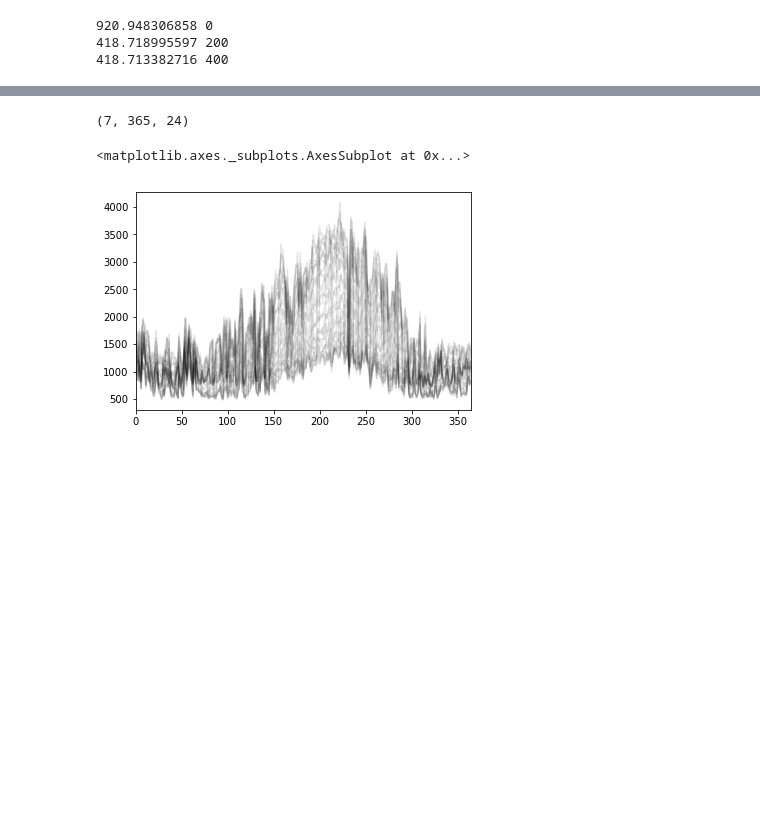
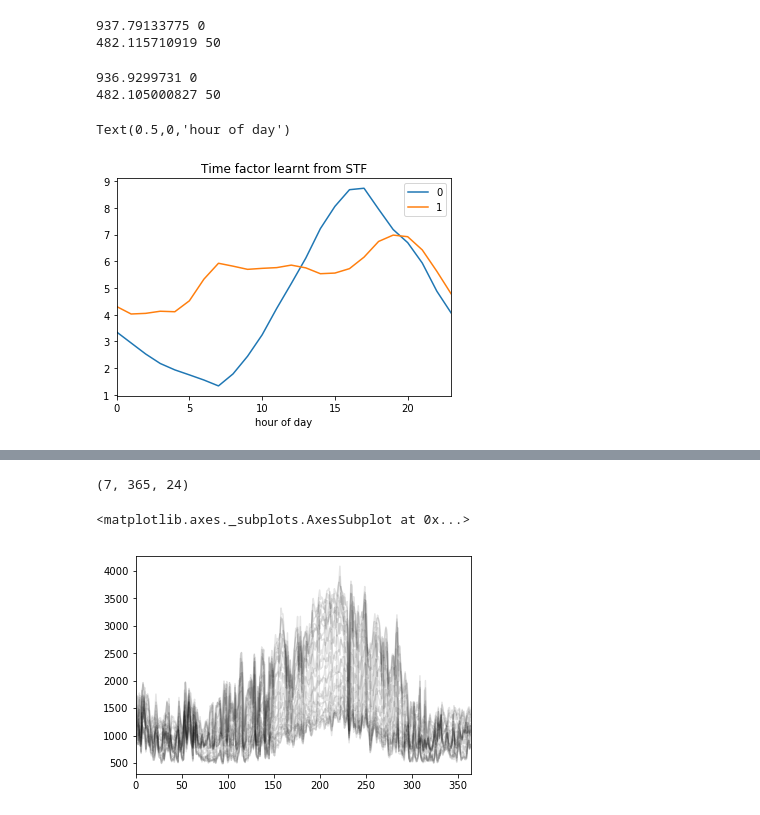
Before and after one commit to nipunbatra/freq-nilm, a Jupyter notebook: notebooks/analysis.ipynb, the cells around one changed output, grey strips where cells are left out. Cells and saved outputs as stored; diff of their text form; code cells hidden in the pictures; blank space fills up the shorter version.

```diff
--- a/notebooks/analysis.ipynb
+++ b/notebooks/analysis.ipynb
@@ -17,6 +15,19 @@ tensor = pickle.load(open('hourly.pkl','r'))
+# %%
+tensor = np.load('1H-input.npy')
 # %%
-home, appliance, day, hour = stf_4dim(tensor=tensor[:20, :, :, :], r=2, num_iter=500, lr=2)
+home, appliance, day, hour = stf_4dim(tensor=tensor[:, :, :, :], r=2, num_iter=100, lr=2)
 # %% [output]
-920.948306858 0
-418.718995597 200
-418.713382716 400
+937.79133775 0
+482.115710919 50
+# %%
+home, appliance, day, hour_appliance = stf_4dim_time(tensor=tensor[:, :, :, :], r=2, num_iter=100, lr=2)
+# %% [output]
+936.9299731 0
+482.105000827 50
+# %%
+pd.DataFrame(hour).plot()
+plt.title("Time factor learnt from STF")
+plt.xlabel("hour of day")
+# %% [output]
+Text(0.5,0,'hour of day')
+[figure, added]
```
Also changed, not shown: parts of 4 cells of this notebook, 6 other files.
